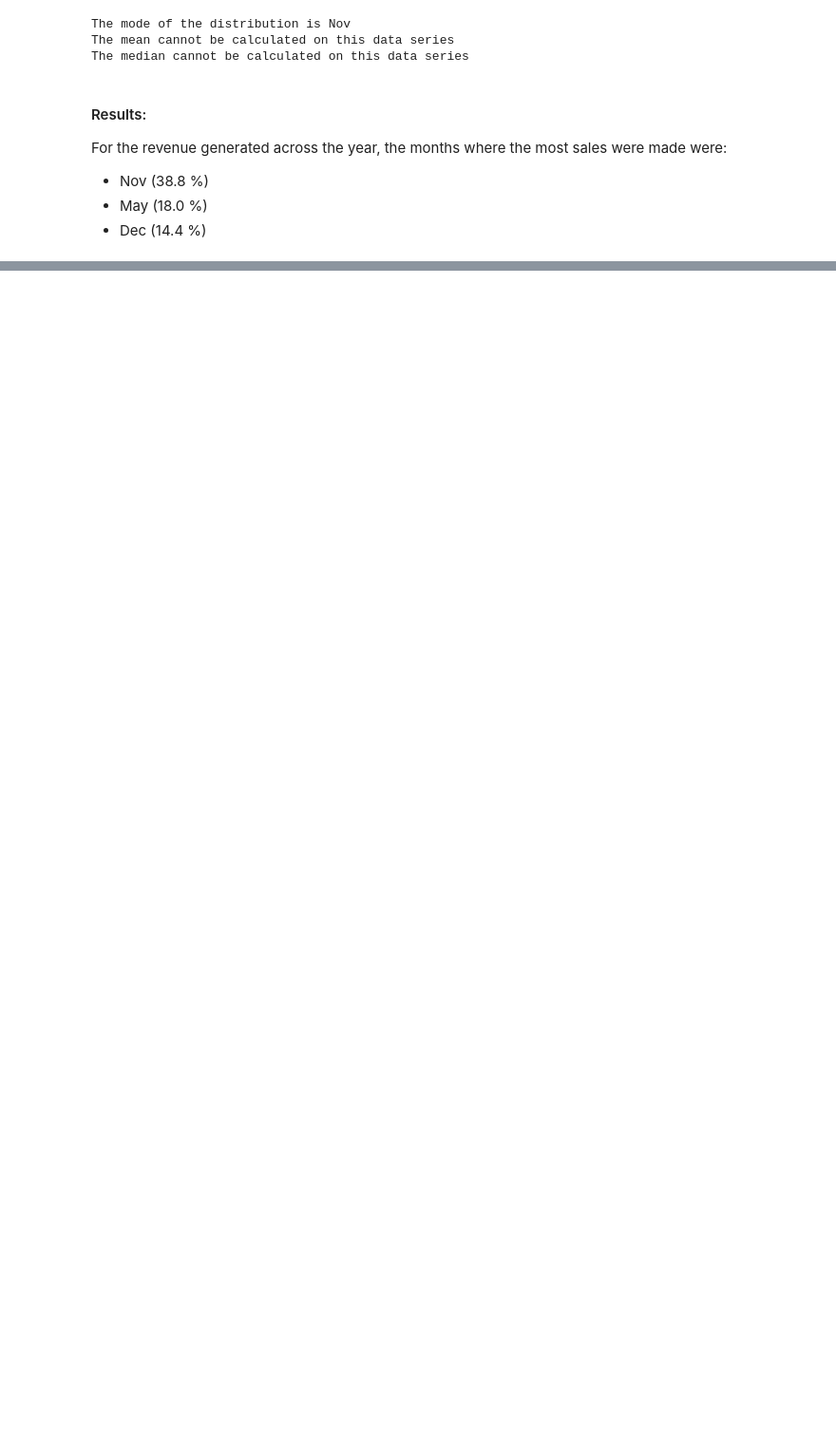
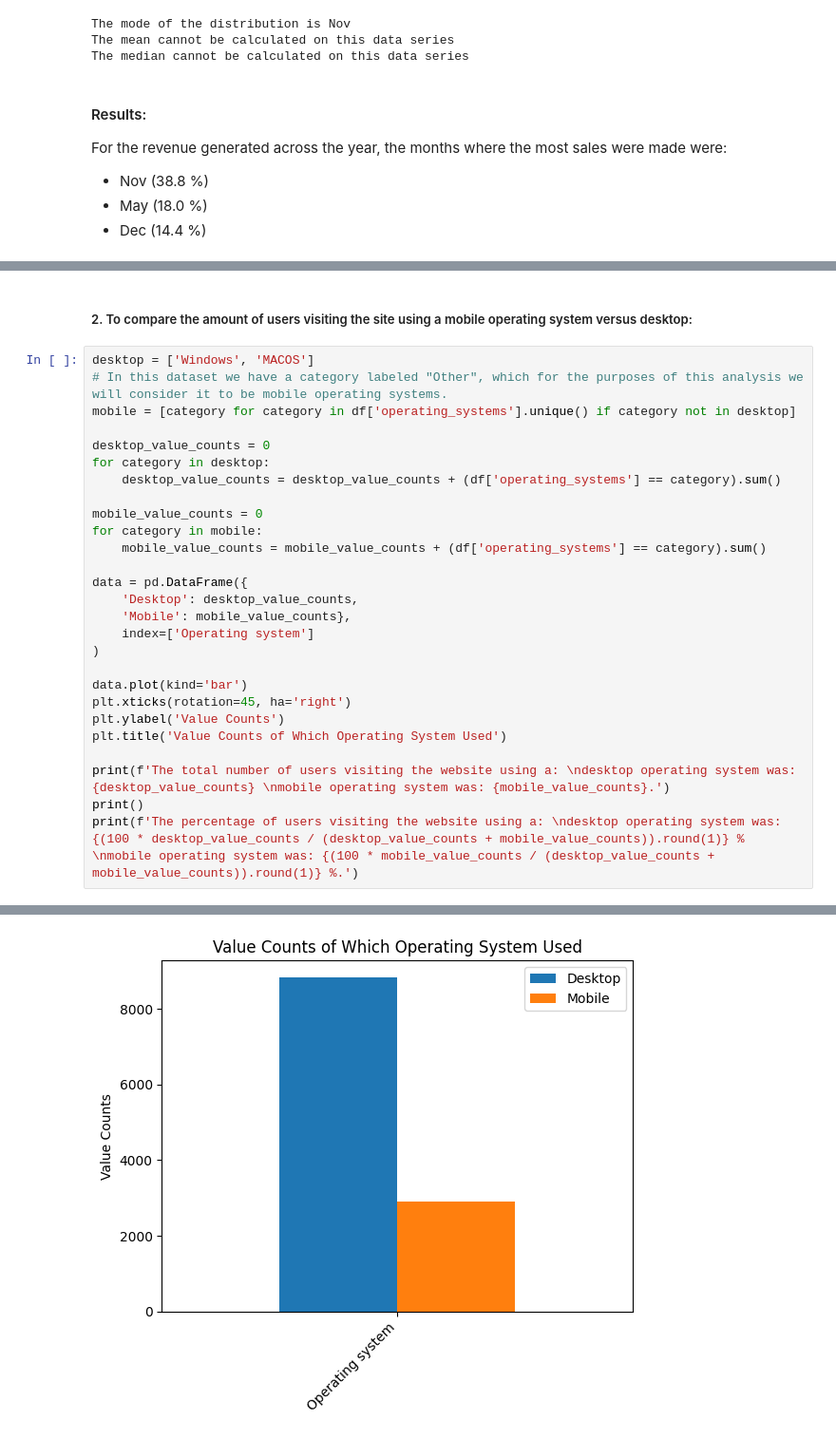
Before and after one commit to Chills00/exploratory-data-analysis---online-shopping-in-retail917, a Jupyter notebook: Analysis_Notebook.ipynb, the cells around one changed output, grey strips where cells are left out. Shown: that part at 95% size. Cells and saved outputs as stored; diff of their text form; blank space fills up the shorter version.

```diff
--- a/Analysis_Notebook.ipynb
+++ b/Analysis_Notebook.ipynb
@@ -204,0 +252,30 @@ For the revenue generated across the year, the months where the most sales were
+# %% [markdown]
+##### 2. To compare the amount of users visiting the site using a mobile operating system versus desktop:
+# %%
+desktop = ['Windows', 'MACOS']
+# In this dataset we have a category labeled "Other", which for the purposes of this analysis we will consider it to be mobile operating systems.
+mobile = [category for category in df['operating_systems'].unique() if category not in desktop]
+
+desktop_value_counts = 0
+for category in desktop:
+    desktop_value_counts = desktop_value_counts + (df['operating_systems'] == category).sum()
+
+mobile_value_counts = 0
+for category in mobile:
+    mobile_value_counts = mobile_value_counts + (df['operating_systems'] == category).sum()
+
+data = pd.DataFrame({
+    'Desktop': desktop_value_counts,
+    'Mobile': mobile_value_counts},
+    index=['Operating system']
+)
+
+data.plot(kind='bar')
+plt.xticks(rotation=45, ha='right')
+plt.ylabel('Value Counts')
+plt.title('Value Counts of Which Operating System Used')
+
+print(f'The total number of users visiting the website using a: \ndesktop operating system was: {desktop_value_counts} \nmobile operating system was: {mobile_value_counts}.')
+print()
+print(f'The percentage of users visiting the website using a: \ndesktop operating system was: {(100 * desktop_value_counts / (desktop_value_counts + mobile_value_counts)).round(1)} % \nmobile operating system was: {(100 * mobile_value_counts / (desktop_value_counts + mobile_value_counts)).round(1)} %.')
+# %% [output]
@@ -204,0 +289 @@ For the revenue generated across the year, the months where the most sales were
+[figure, added]
```
Also changed, not shown: parts of 22 cells of this notebook, 1 other file.
